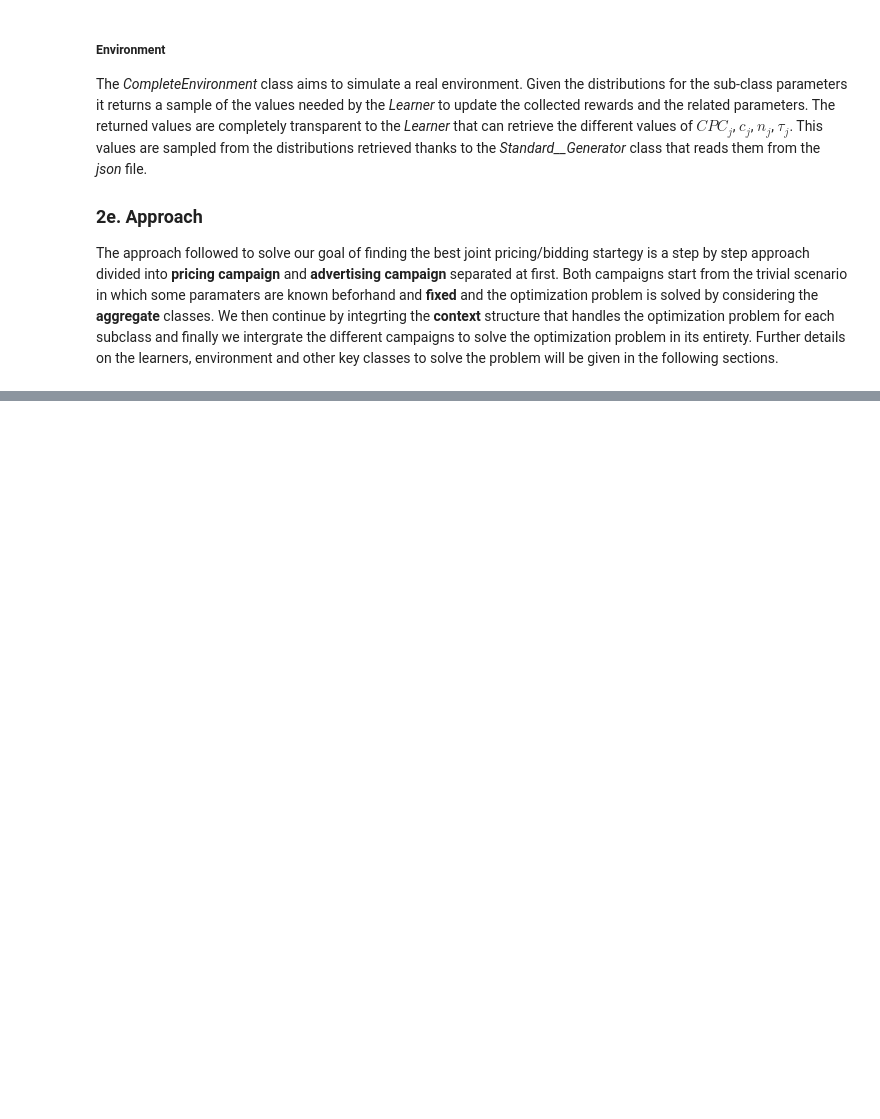
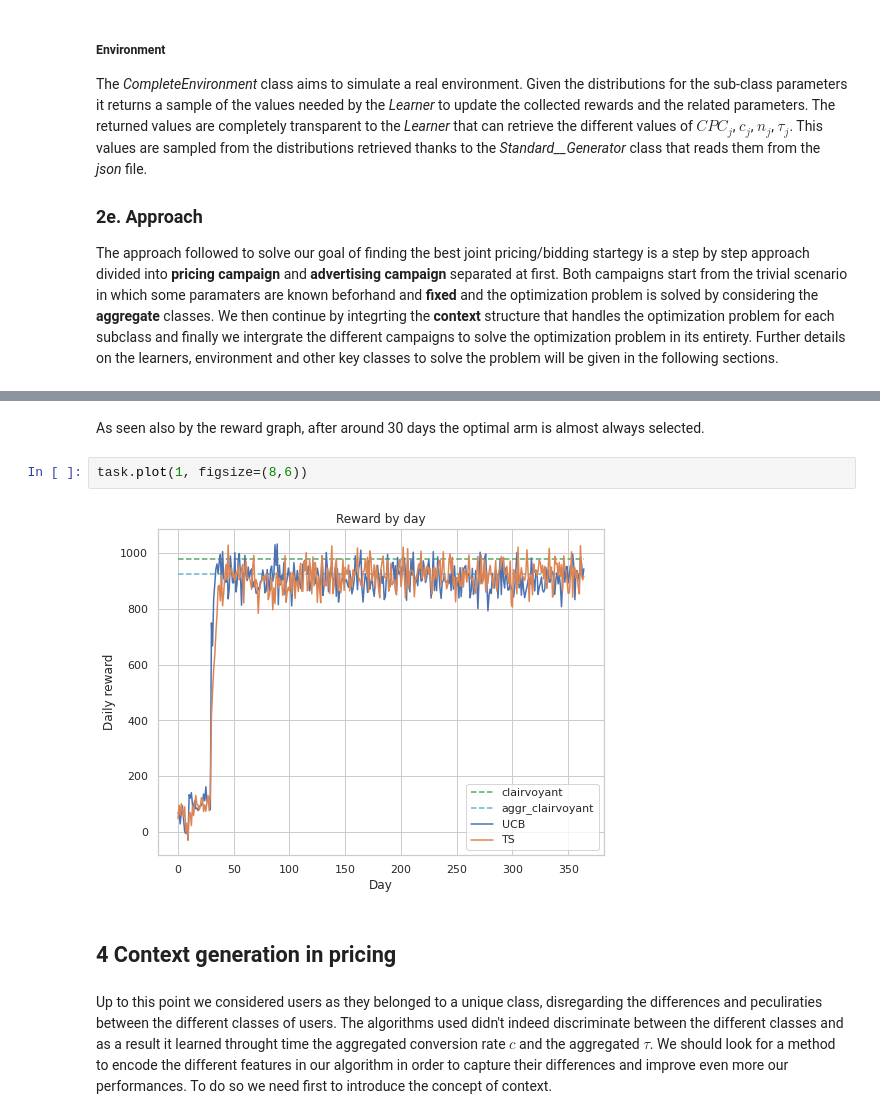
Before and after one commit to fcolombo7/DataIntelligenceApplications, a Jupyter notebook: Report intro.ipynb, the cells around one changed output, grey strips where cells are left out. Saved outputs shown, nothing was run; the diff lists cells and outputs as text; blank space fills up the shorter version.

```diff
--- a/Report intro.ipynb
+++ b/Report intro.ipynb
@@ -145,0 +248,11 @@ Further details on the learners, environment and other key classes to solve the
+# %% [markdown]
+As seen also by the reward graph, after around 30 days the optimal arm is almost always selected.
+# %%
+task.plot(1, figsize=(8,6))
+# %% [output]
+[figure, added]
+# %% [markdown]
+## 4 Context generation in pricing
+# %% [markdown]
+Up to this point we considered users as they belonged to a unique class, disregarding the differences and peculiraties between the different classes of users. The algorithms used didn't indeed discriminate between the different classes and as a result it learned throught time the aggregated conversion rate $c$ and the aggregated $\tau$. We should look for a method to encode the different features in our algorithm in order to capture their differences and improve even more our performances.
+To do so we need first to introduce the concept of context.
```
Also changed, not shown: parts of 31 cells of this notebook.
